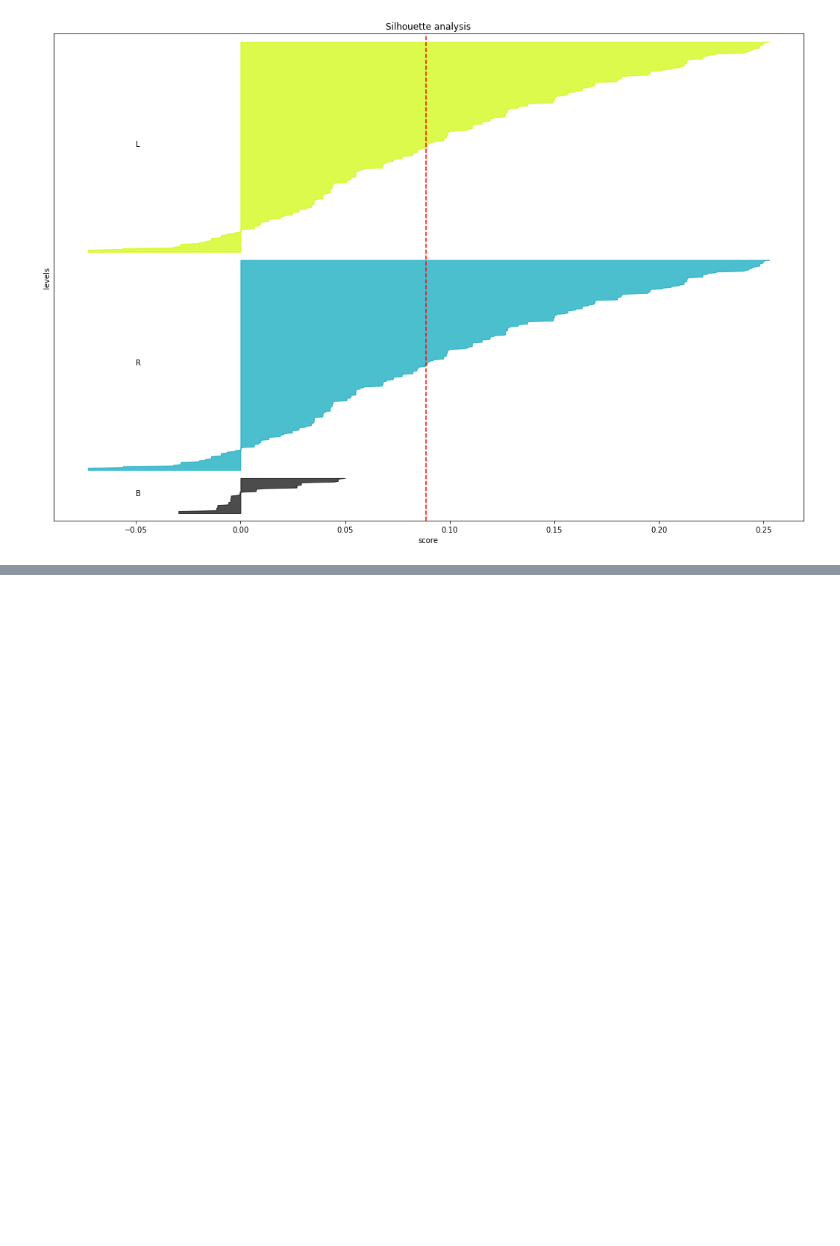
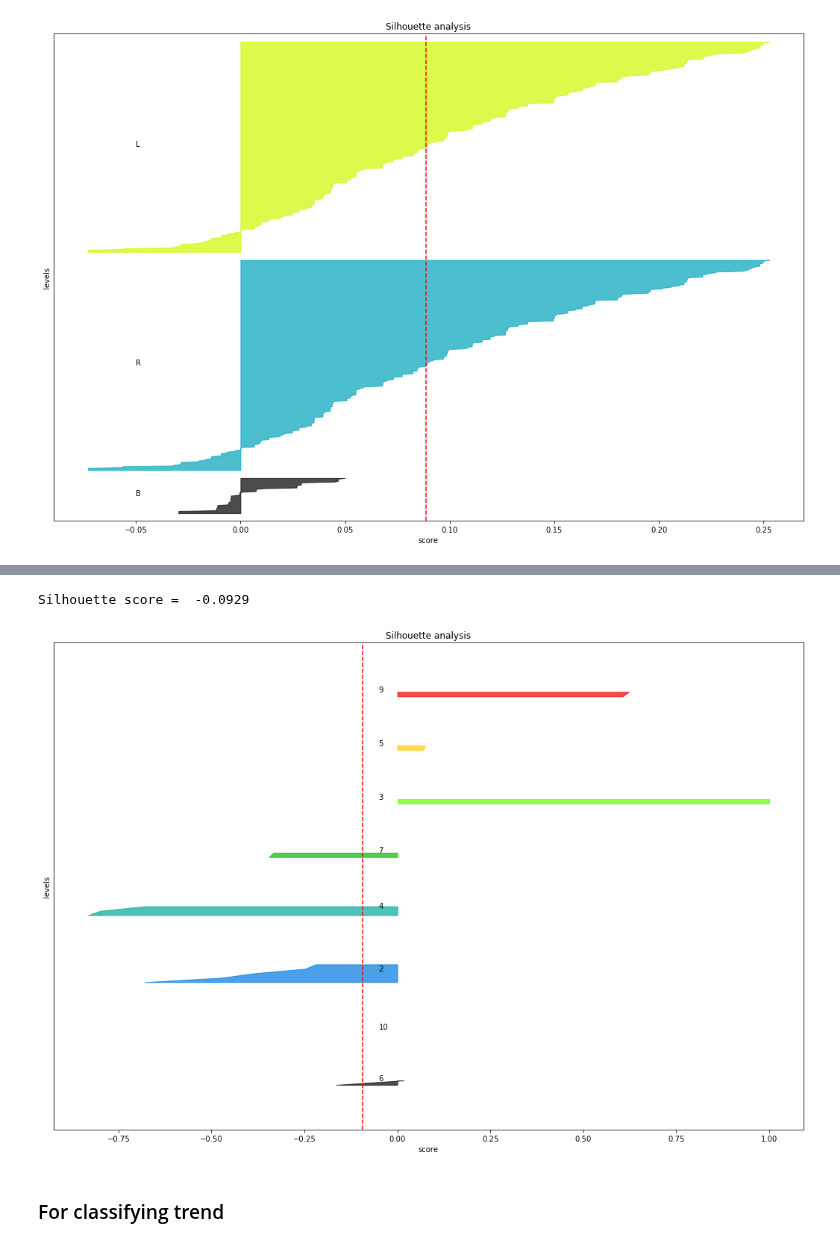
Before and after one commit to miltonluaces/ds_topics, a Jupyter notebook: 43_lernability/dimension_weighting.ipynb, the cells around one changed output, grey strips where cells are left out. Cells and saved outputs as stored; diff of their text form; code cells hidden in the pictures; blank space fills up the shorter version.

```diff
--- a/43_lernability/dimension_weighting.ipynb
+++ b/43_lernability/dimension_weighting.ipynb
@@ -79,0 +102,3 @@ Silhouette score =  0.0888
+# %%
+dsw = weight_features(ds=ds, label_column='fcst1', weights = ew)
+dsw.head()
@@ -79,0 +112,7 @@ Silhouette score =  0.0888
+# %%
+silhouette_analysis(ds=dsw, label_column='fcst1')
+# %% [output]
+Silhouette score =  -0.0929
+[figure, added]
+# %% [markdown]
+### For classifying trend
```
Also changed, not shown: parts of 10 cells of this notebook, 1 other file.
